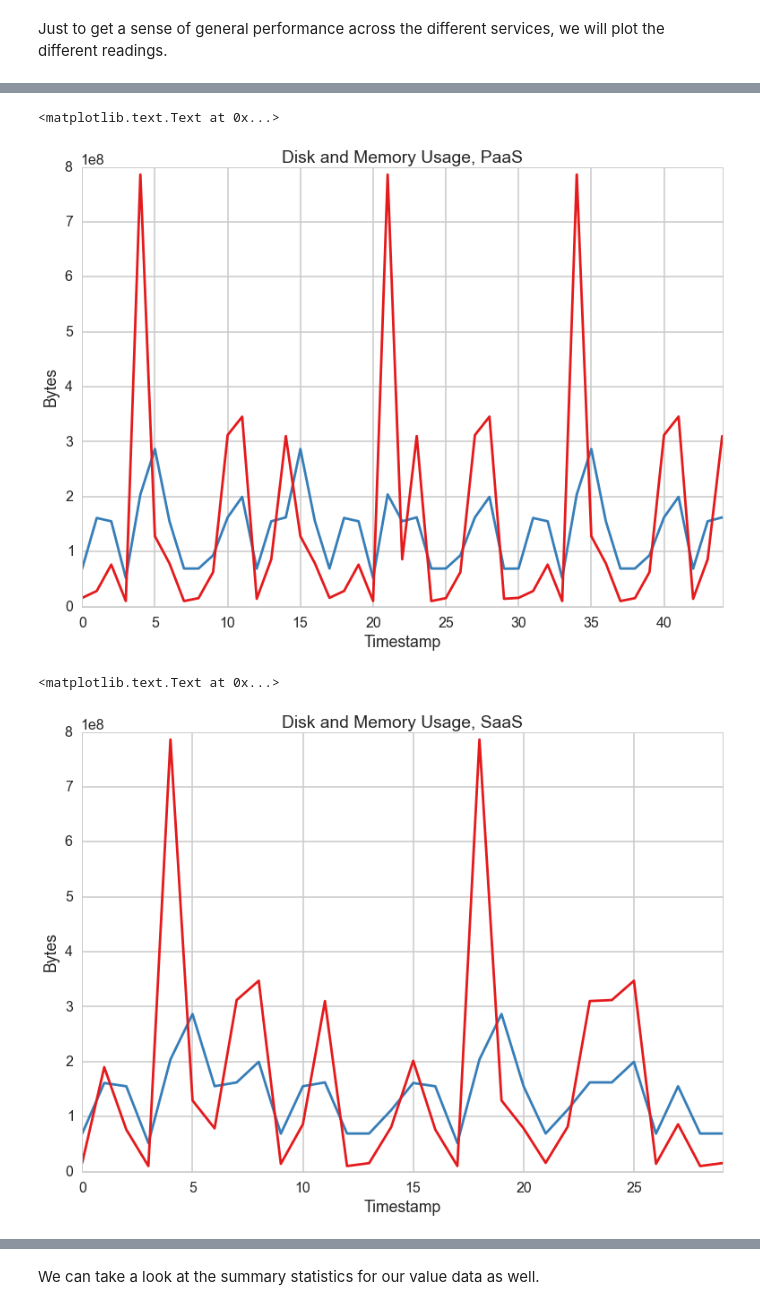
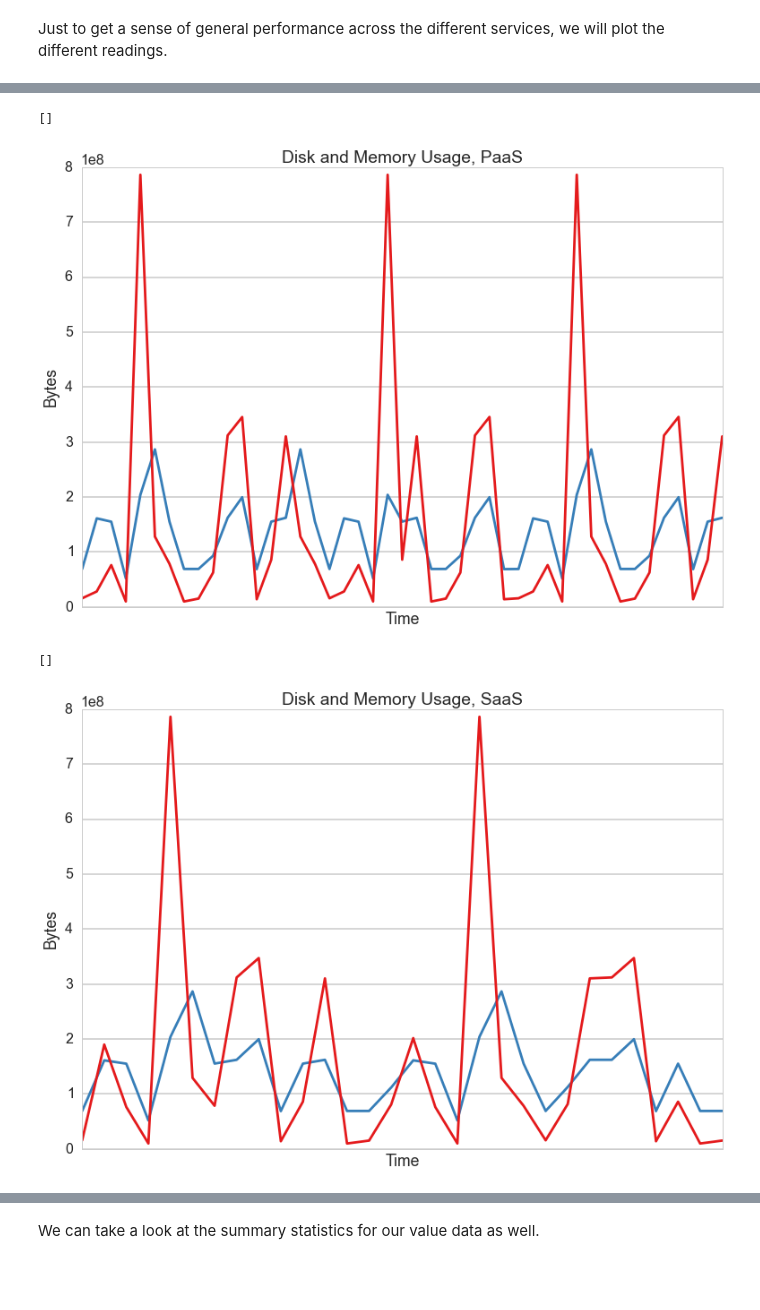
Before and after one commit to harvard-team-pivot/elastic-compute, a Jupyter notebook: elasticCompute.ipynb, the cells around one changed output, grey strips where cells are left out. Saved outputs shown, nothing was run; the diff lists cells and outputs as text; code cells hidden in the pictures; blank space fills up the shorter version.

```diff
--- a/elasticCompute.ipynb
+++ b/elasticCompute.ipynb
@@ -123,7 +123,7 @@ def container_clean(data):
             eventType = item.replace("eventType:","")
             eventTypeList.append(eventType)
         if "timestamp:" in item:
-            timestamp = item.replace("timestamp:","")
+            timestamp = int(item.replace("timestamp:",""))
             timestampList.append(timestamp)
         if "deployment:" in item:
             deployment = item.replace("deployment:","")
@@ -327,18 +328,20 @@ ax.set_xlabel("Timestamp")
 # %%
 ax = sns.tsplot(container_PaaSDF.disk_bytes, color = "#377eb8")
 ax = sns.tsplot(container_PaaSDF.memory_bytes, color = "#e41a1c")
 ax.set_title("Disk and Memory Usage, PaaS")
 ax.set_ylabel("Bytes")
-ax.set_xlabel("Timestamp")
+ax.set_xlabel("Time")
+ax.get_xaxis().set_ticks([])
 # %% [output]
-<matplotlib.text.Text at 0x...>
+[]
-[figure, old version]
+[figure, new version]
 # %%
 ax = sns.tsplot(container_SaaSDF.disk_bytes, color = "#377eb8")
 ax = sns.tsplot(container_SaaSDF.memory_bytes, color = "#e41a1c")
 ax.set_title("Disk and Memory Usage, SaaS")
 ax.set_ylabel("Bytes")
-ax.set_xlabel("Timestamp")
+ax.set_xlabel("Time")
+ax.get_xaxis().set_ticks([])
 # %% [output]
-<matplotlib.text.Text at 0x...>
+[]
-[figure, old version]
+[figure, new version]
```
Also changed, not shown: parts of 13 cells of this notebook.
